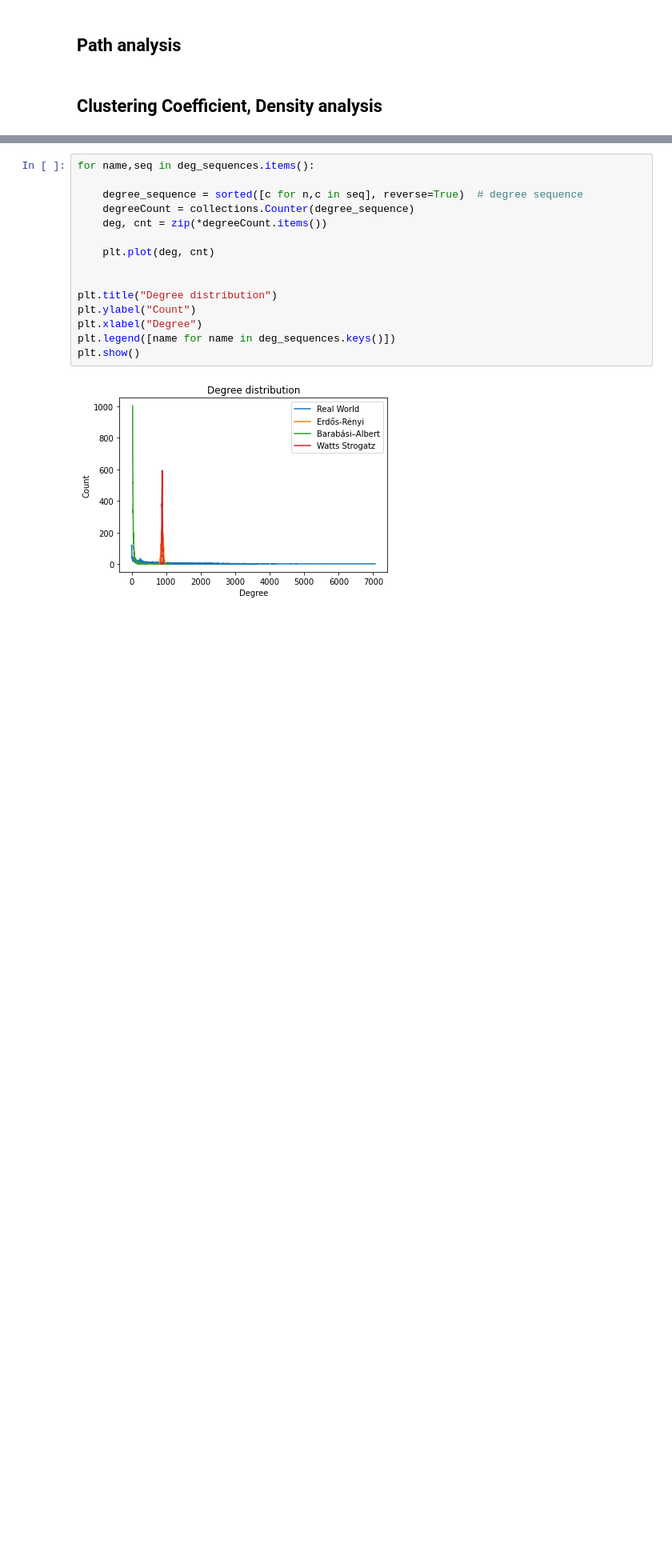
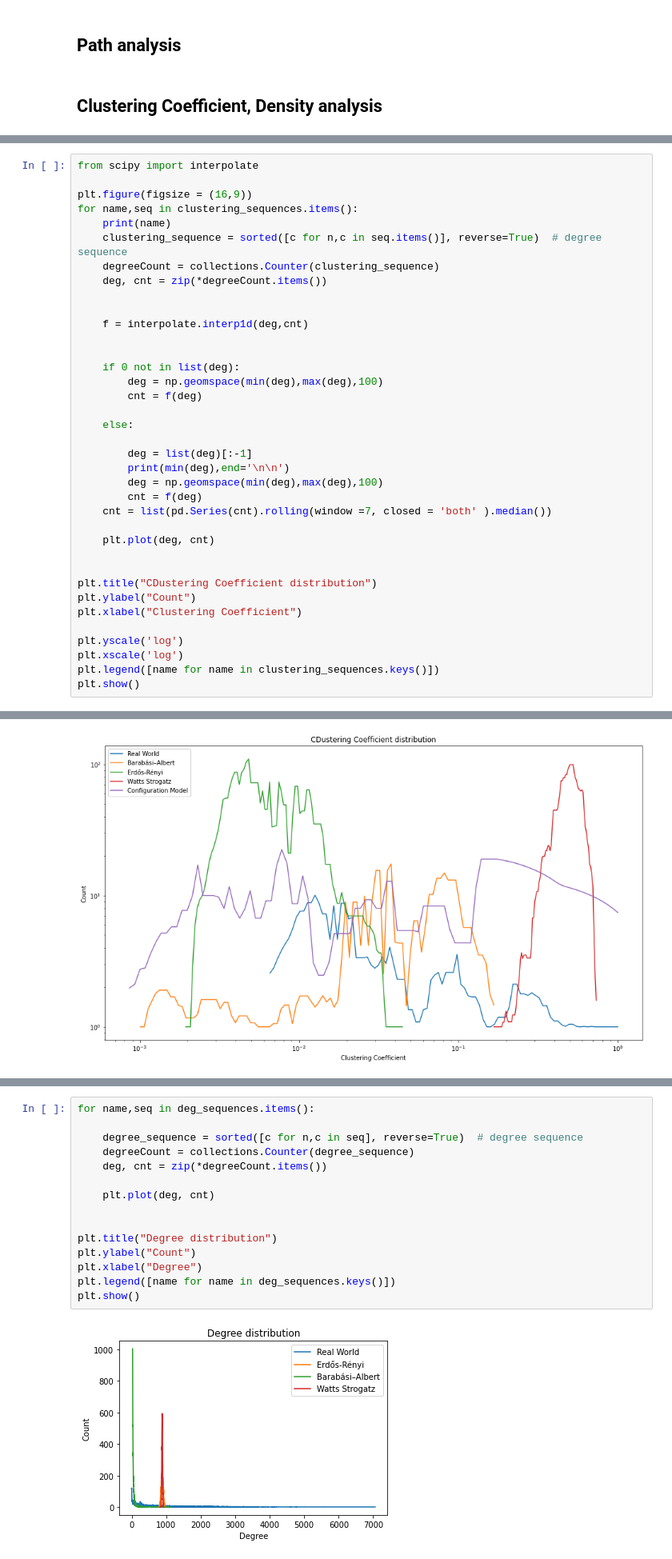
Before and after one commit to carloalbe/TripAdvisor-Tuscany-Restaurant-Social-Network-Analysis, a Jupyter notebook: network_analysis/codes/4 Network Analysis Comparation.ipynb, the cells around one changed output, grey strips where cells are left out. Shown: that part at 80% size. Drawn from its saved outputs; the diff is of its cells as text; blank space fills up the shorter version.

```diff
--- a/network_analysis/codes/4 Network Analysis Comparation.ipynb
+++ b/network_analysis/codes/4 Network Analysis Comparation.ipynb
@@ -222,0 +157,38 @@ plt.show()
+# %%
+from scipy import interpolate
+
+plt.figure(figsize = (16,9))
+for name,seq in clustering_sequences.items():
+    print(name)
+    clustering_sequence = sorted([c for n,c in seq.items()], reverse=True)  # degree sequence
+    degreeCount = collections.Counter(clustering_sequence)
+    deg, cnt = zip(*degreeCount.items())
+
+
+    f = interpolate.interp1d(deg,cnt)
+
+
+    if 0 not in list(deg):
+        deg = np.geomspace(min(deg),max(deg),100)
+        cnt = f(deg)
+
+    else:
+
+        deg = list(deg)[:-1]
+        print(min(deg),end='\n\n')
+        deg = np.geomspace(min(deg),max(deg),100)
+        cnt = f(deg)
+    cnt = list(pd.Series(cnt).rolling(window =7, closed = 'both' ).median())
+
+    plt.plot(deg, cnt)
+
+
+plt.title("CDustering Coefficient distribution")
+plt.ylabel("Count")
+plt.xlabel("Clustering Coefficient")
+
+plt.yscale('log')
+plt.xscale('log')
+plt.legend([name for name in clustering_sequences.keys()])
+plt.show()
+# %% [output]
@@ -222,0 +207 @@ plt.show()
+[figure, added]
```
Also changed, not shown: parts of 45 cells of this notebook, 4 other files.
